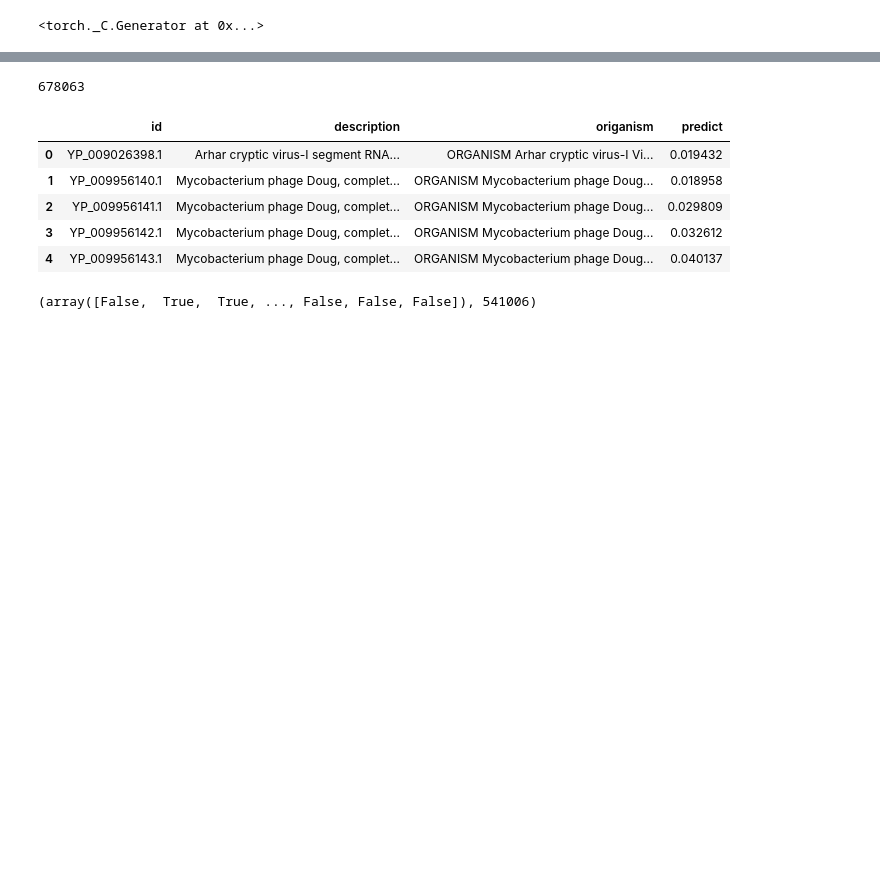
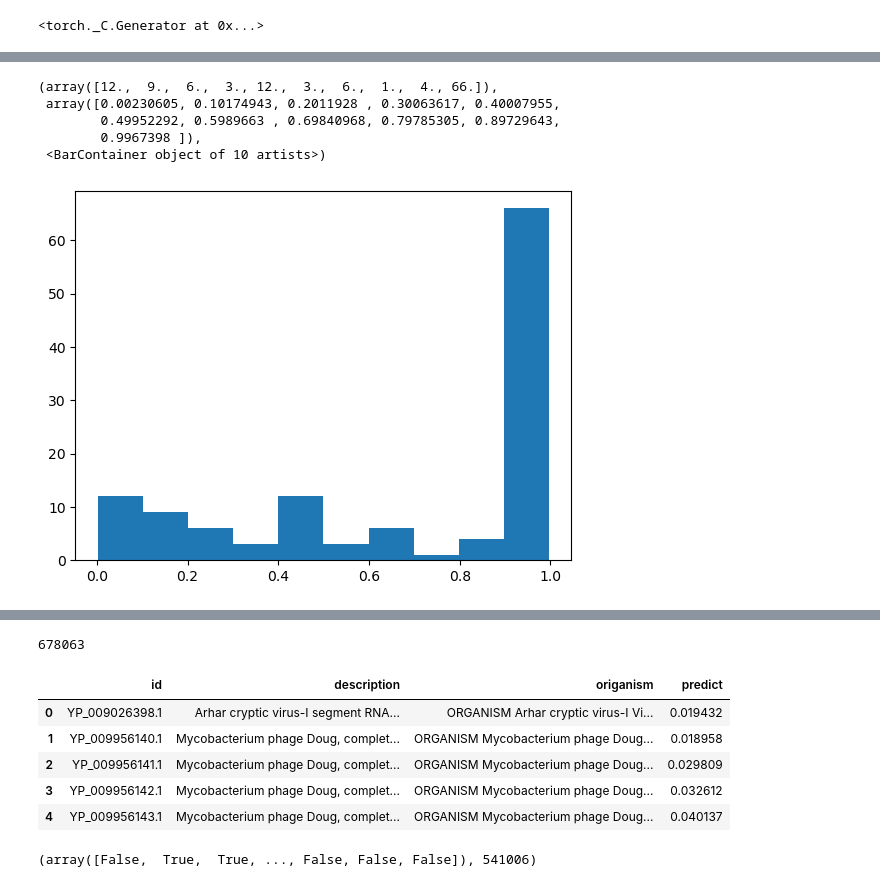
Before and after one commit to tyfei0216/ionChannel, a Jupyter notebook: test.ipynb, the cells around one changed output, grey strips where cells are left out. Saved outputs shown, nothing was run; the diff lists cells and outputs as text; code cells hidden in the pictures; blank space fills up the shorter version.

```diff
--- a/test.ipynb
+++ b/test.ipynb
@@ -128,0 +226,12 @@ res
+# %%
+pre = torch.stack(res).numpy()
+len(pre)
+import matplotlib.pyplot as plt
+plt.hist(pre)
+# %% [output]
+(array([12.,  9.,  6.,  3., 12.,  3.,  6.,  1.,  4., 66.]),
+ array([0.00230605, 0.10174943, 0.2011928 , 0.30063617, 0.40007955,
+        0.49952292, 0.5989663 , 0.69840968, 0.79785305, 0.89729643,
+        0.9967398 ]),
+ <BarContainer object of 10 artists>)
+[figure, added]
```
Also changed, not shown: parts of 35 cells of this notebook, 6 other files.
